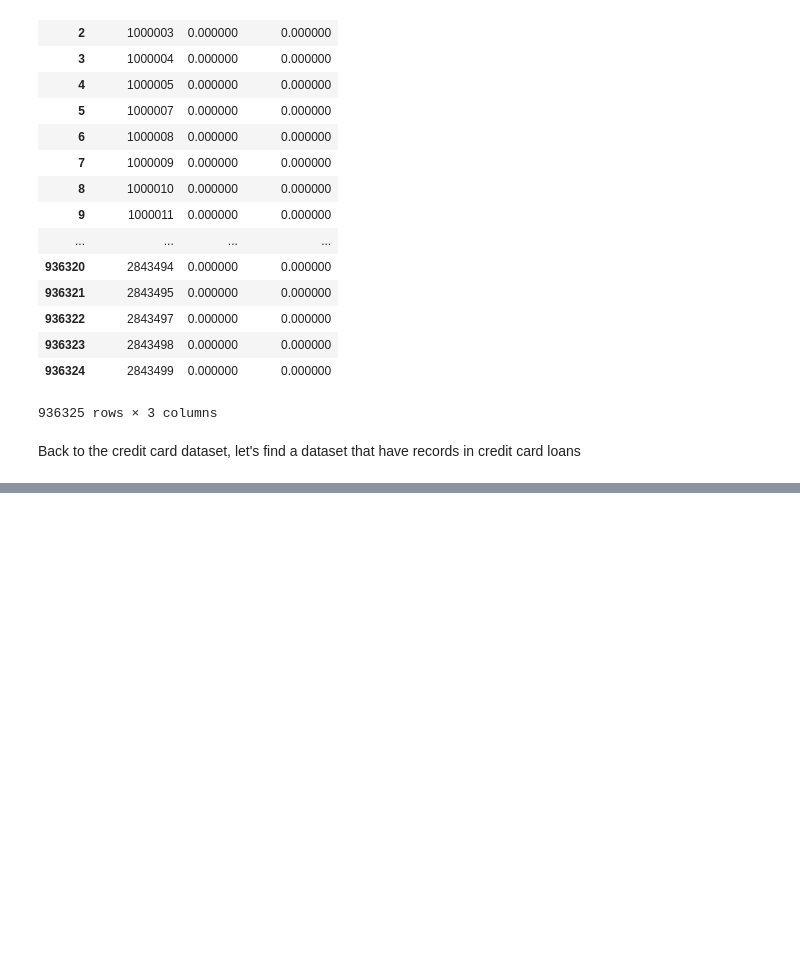
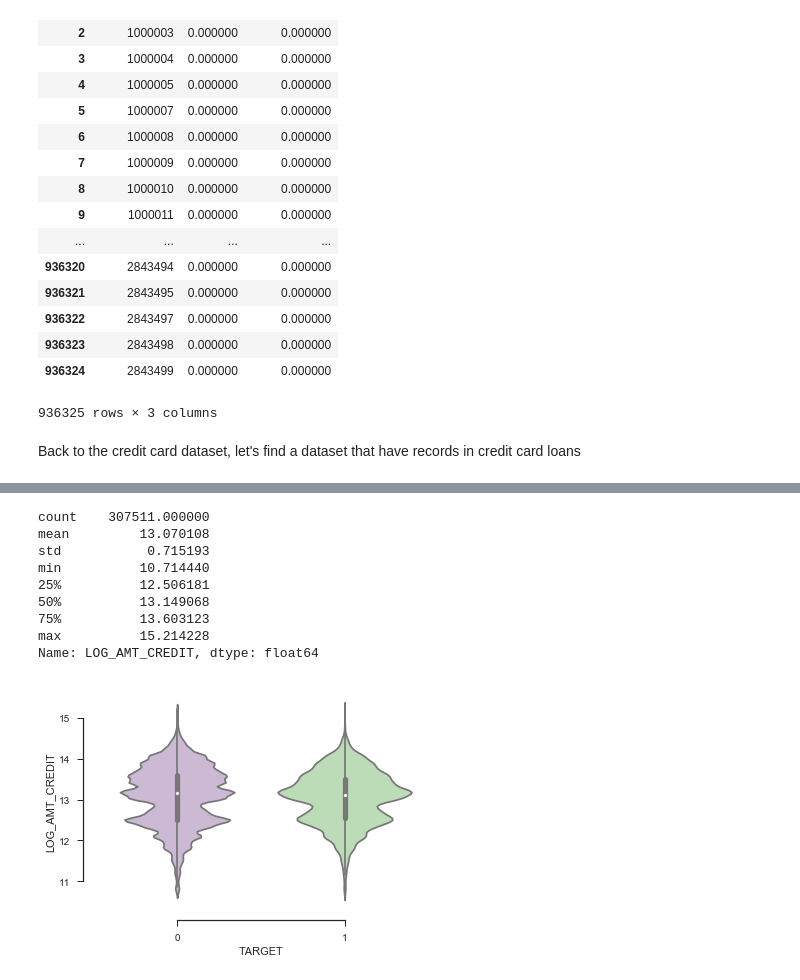
Before and after one commit to RLWH/Kaggle, a Jupyter notebook: Home Credit Group/Exploration.ipynb, the cells around one changed output, grey strips where cells are left out. Cells and saved outputs as stored; diff of their text form; code cells hidden in the pictures; blank space fills up the shorter version.

```diff
--- a/Home Credit Group/Exploration.ipynb
+++ b/Home Credit Group/Exploration.ipynb
@@ -768,0 +838,17 @@ Back to the credit card dataset, let's find a dataset that have records in credi
+# %%
+# Boxplot of AMT_CREDIT
+sns.violinplot(x="TARGET", y="LOG_AMT_CREDIT", data=train_dataset_transformed, palette="PRGn")
+sns.despine(offset=10, trim=True)
+
+train_dataset_transformed.LOG_AMT_CREDIT.describe()
+# %% [output]
+count    307511.000000
+mean         13.070108
+std           0.715193
+min          10.714440
+25%          12.506181
+50%          13.149068
+75%          13.603123
+max          15.214228
+Name: LOG_AMT_CREDIT, dtype: float64
+[figure, added]
```
Also changed, not shown: parts of 26 cells of this notebook.
